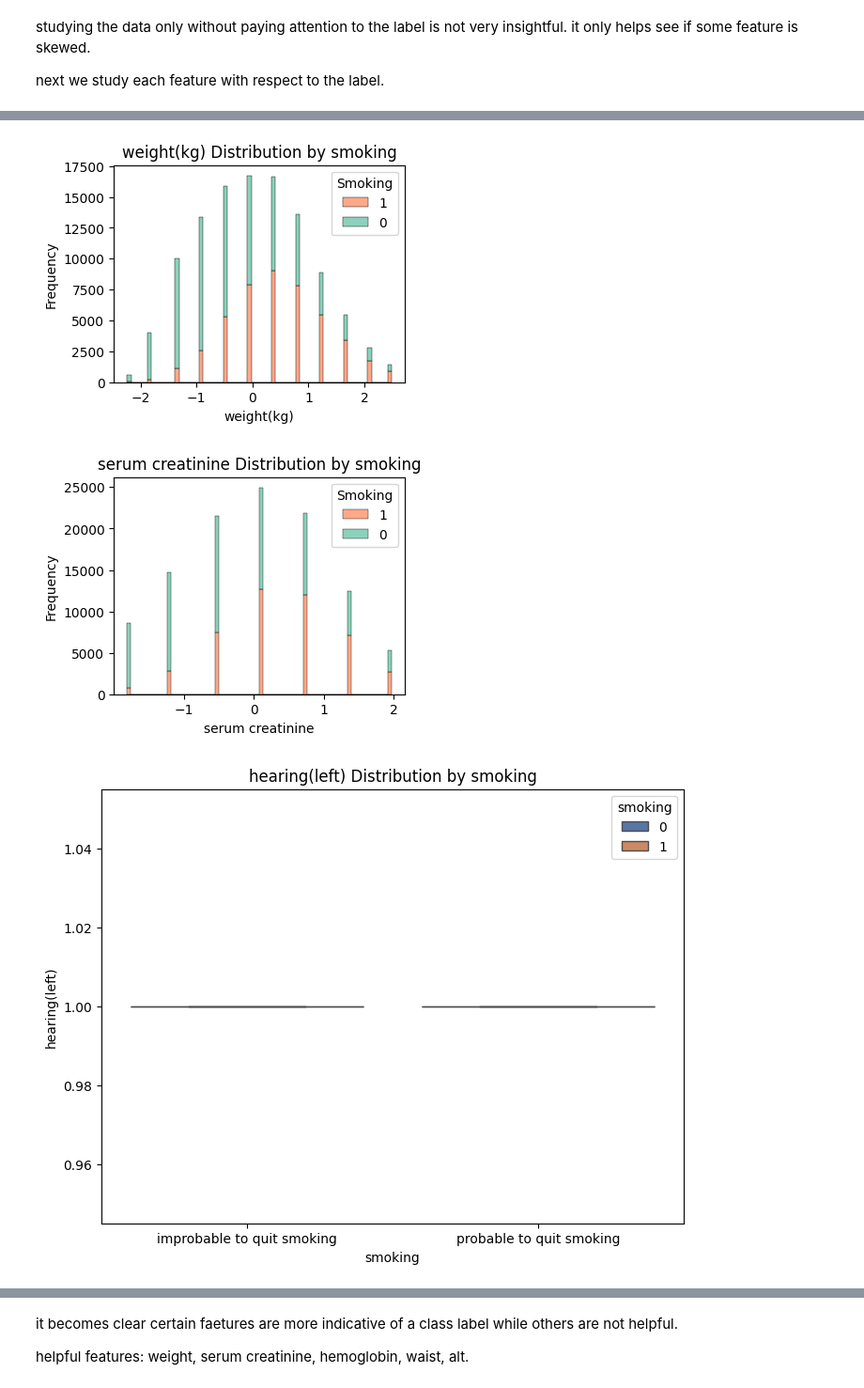
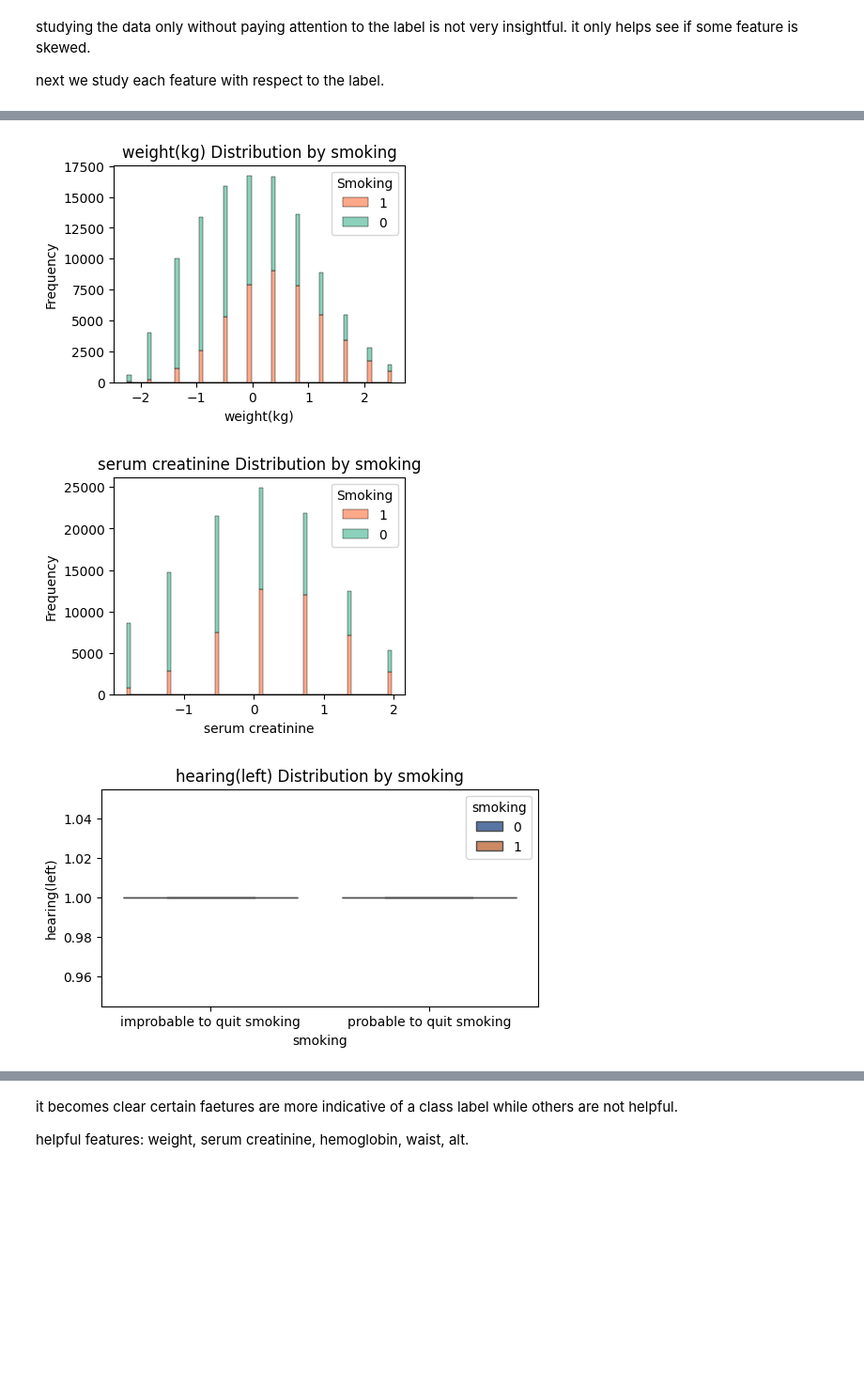
Before and after one commit to perfectdude719/machine_learning, a Jupyter notebook: assignment3/Exploratory_Analysis.ipynb, the cells around one changed output, grey strips where cells are left out. Shown: that part at 94% size. Saved outputs shown, nothing was run; the diff lists cells and outputs as text; code cells hidden in the pictures; blank space fills up the shorter version.

```diff
--- a/assignment3/Exploratory_Analysis.ipynb
+++ b/assignment3/Exploratory_Analysis.ipynb
@@ -142,32 +140,32 @@ features = ['hearing(left)', 'Cholesterol', 'ALT', 'eyesight(left)', 'waist(cm)'
 label = 'smoking'
 
 # Iterate through each feature and plot histogram
 for feature in features:
     plt.figure(figsize=(4, 3))
     sns.histplot(data=df_scaled, x=feature, hue=label, multiple='stack', palette='Set2')
     plt.title(f'{feature} Distribution by {label}')
     plt.xlabel(feature)
     plt.ylabel('Frequency')
     plt.legend(title='Smoking', labels=df[label].unique())
     plt.show()
 
 for feature in features:
-    plt.figure(figsize=(8, 6))
+    plt.figure(figsize=(6, 3))
     sns.boxplot( x= label, y= feature, data= df, palette="deep", hue=label)
     plt.title(f'{feature} Distribution by {label}')
     plt.xlabel(label)
     plt.ylabel(feature)
     plt.xticks([0,1],['improbable to quit smoking', 'probable to quit smoking'])
     plt.show()
 # %% [output]
 [figure]
 [figure]
 [figure]
 [figure]
 [figure]
 [figure]
 [figure]
 [figure]
 [figure]
 [figure]
-[figure, old version]
+[figure, new version]
```
Also changed, not shown: parts of 53 cells of this notebook, 2 other files.
